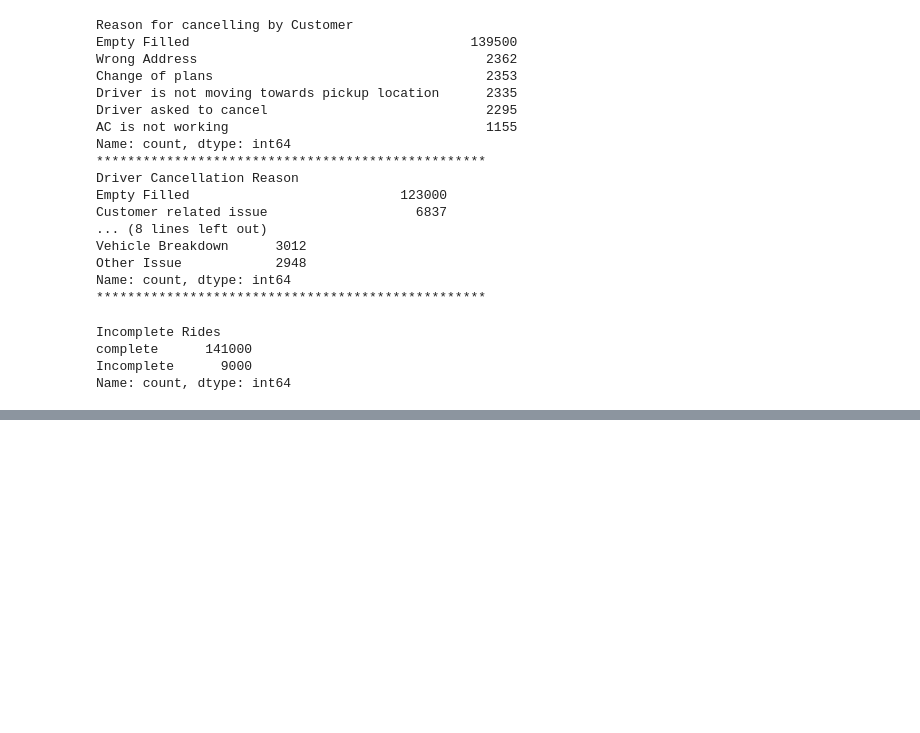
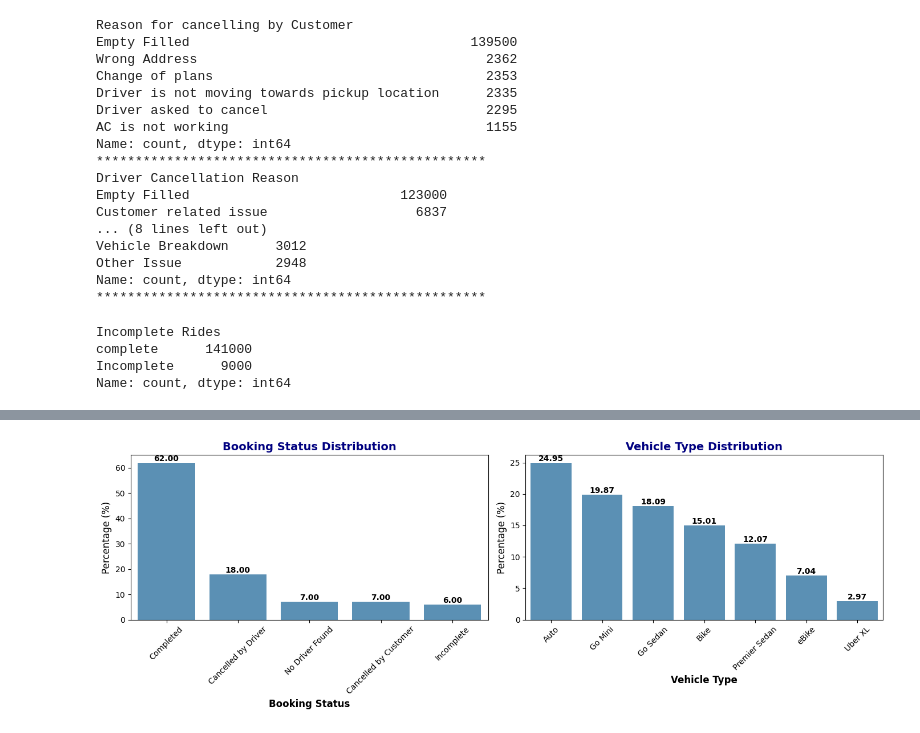
Before and after one commit to mohitDhami87/Uber_Ride_Completion_in_NCR_Bookings_CaseStudy, a Jupyter notebook: Uber_Ride_Completion_in_NCR_Bookings_CaseStudy.ipynb, the cells around one changed output, grey strips where cells are left out. Drawn from its saved outputs; the diff is of its cells as text; code cells hidden in the pictures; blank space fills up the shorter version.

Commit message:
Data Preprocessing

```diff
--- a/Uber_Ride_Completion_in_NCR_Bookings_CaseStudy.ipynb
+++ b/Uber_Ride_Completion_in_NCR_Bookings_CaseStudy.ipynb
@@ -286,0 +306,7 @@ Name: count, dtype: int64
+# %%
+# Cancelled Rides & Incomplete Rides
+mask_cancelled_or_incomplete = df['Booking Status'].isin(['Cancelled by Customer','Cancelled by Driver','No Driver Found','Incomplete'])
+
+df.loc[mask_cancelled_or_incomplete, ['Booking Value', 'Ride Distance']] = 0
+df.loc[mask_cancelled_or_incomplete, ['Driver Ratings', 'Customer Rating']] = np.nan
+df.loc[mask_cancelled_or_incomplete, 'Payment Method'] = 'Incomplete Ride'
@@ -286,0 +330,3 @@ Name: count, dtype: int64
+# %%
+status_dist=(df['Booking Status'].value_counts(normalize=True)*100).reset_index()
+status_dist
@@ -286,0 +340,3 @@ Name: count, dtype: int64
+# %%
+vehicle_dist=(df['Vehicle Type'].value_counts(normalize=True)*100).reset_index()
+vehicle_dist
@@ -286,0 +352,37 @@ Name: count, dtype: int64
+# %%
+fig, axes = plt.subplots(1, 2, figsize=(14, 5))
+sns.barplot(data=status_dist, x='Booking Status', y='proportion', alpha=0.8, ax=axes[0])
+axes[0].set_xlabel("Booking Status", fontsize=12, fontweight='bold')
+axes[0].set_ylabel("Percentage (%)", fontsize=12)
+axes[0].set_title("Booking Status Distribution", fontsize=14, fontweight='bold', color='navy')
+axes[0].set_xticklabels(axes[0].get_xticklabels(), rotation=45)
+
+
+for p in axes[0].patches:
+    axes[0].annotate(
+        f'{p.get_height():.2f}',
+        (p.get_x() + p.get_width() / 2, p.get_height()),
+        ha='center', va='bottom',
+        fontsize=10, fontweight='bold', color='black'
+    )
+
+
+sns.barplot(data=vehicle_dist, x='Vehicle Type', y='proportion', alpha=0.8, ax=axes[1])
+axes[1].set_xlabel("Vehicle Type", fontsize=12, fontweight='bold')
+axes[1].set_ylabel("Percentage (%)", fontsize=12)
+axes[1].set_title("Vehicle Type Distribution", fontsize=14, fontweight='bold', color='navy')
+axes[1].set_xticklabels(axes[1].get_xticklabels(), rotation=45)
+
+
+for p in axes[1].patches:
+    axes[1].annotate(
+        f'{p.get_height():.2f}',
+        (p.get_x() + p.get_width() / 2, p.get_height()),
+        ha='center', va='bottom',
+        fontsize=10, fontweight='bold', color='black'
+    )
+
+plt.tight_layout()
+plt.show()
+# %% [output]
+[figure, added]
```
Also changed, not shown: parts of 10 cells of this notebook.
